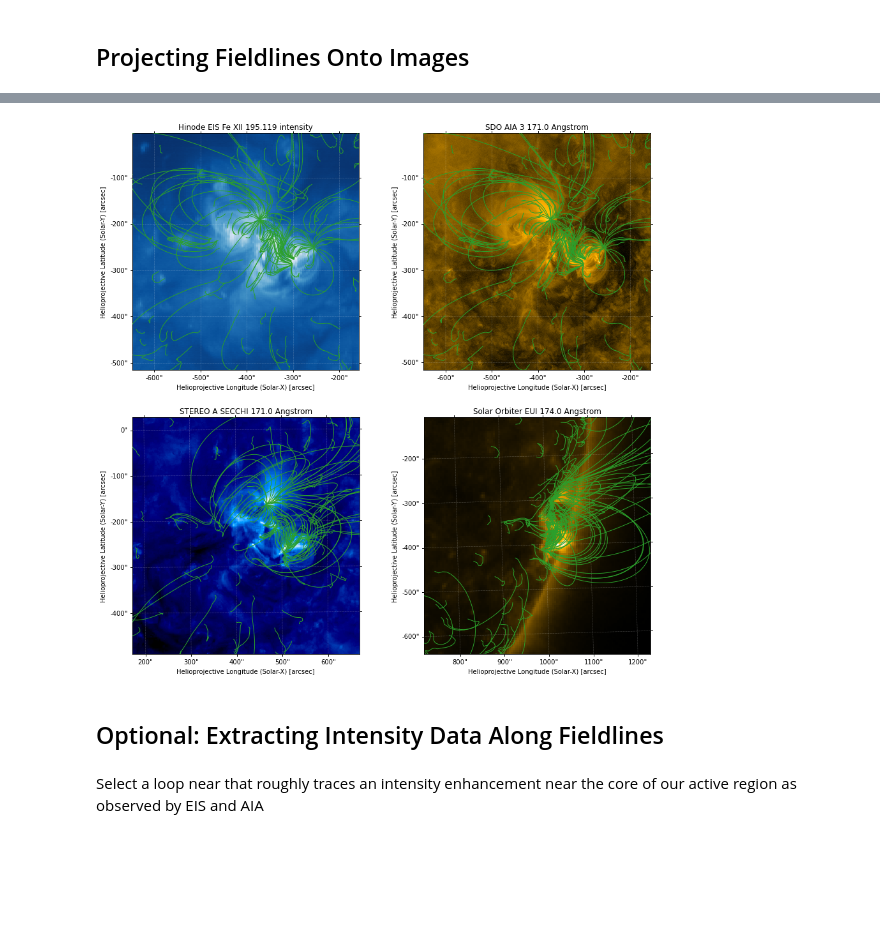
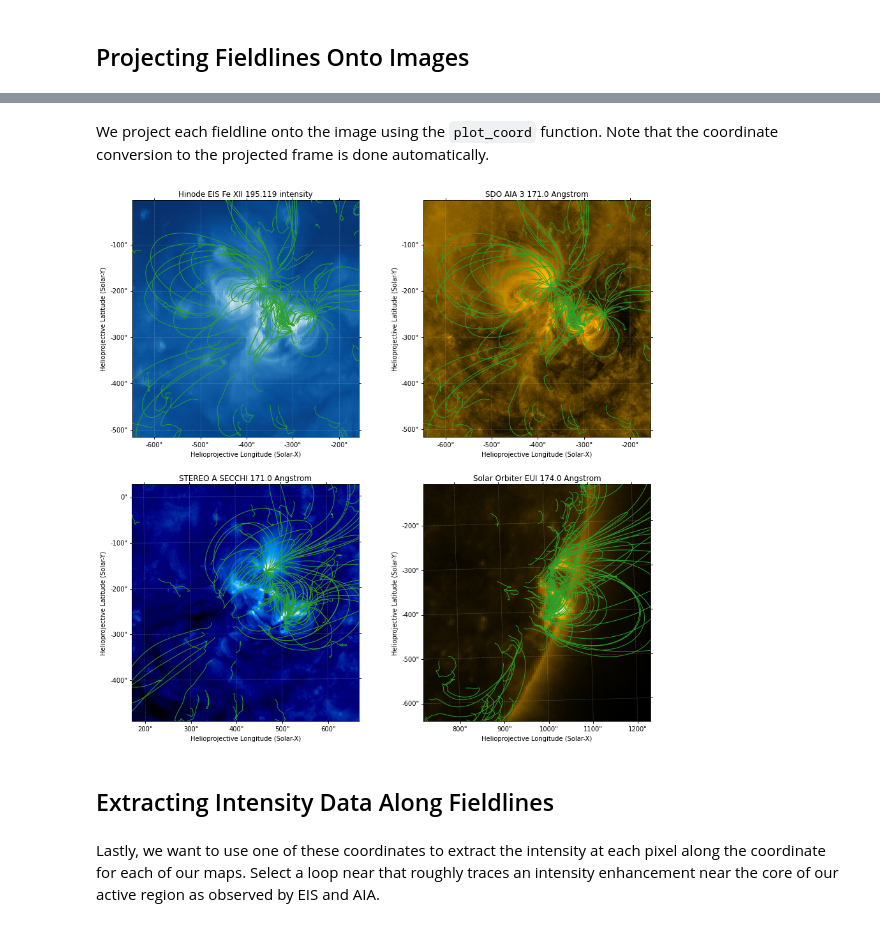
Before and after one commit to wtbarnes/hinode-iris-2021-sunpy-tutorial, a Jupyter notebook: tutorial.ipynb, the cells around one changed output, grey strips where cells are left out. Saved outputs shown, nothing was run; the diff lists cells and outputs as text; code cells hidden in the pictures; blank space fills up the shorter version.

```diff
--- a/tutorial.ipynb
+++ b/tutorial.ipynb
@@ -226,7 +336,7 @@ for m in [m_aia, m_eui, m_euvi]:
 m_aia_cropped, m_eui_cropped, m_euvi_cropped = cropped_maps
 # %%
 fig = plt.figure(figsize=(15,15))
-for i,m in enumerate([m_eis_intensity_fixed, m_aia_cropped, m_euvi_cropped, m_eui_cropped]):
+for i,m in enumerate([m_eis_fixed, m_aia_cropped, m_euvi_cropped, m_eui_cropped]):
     ax = fig.add_subplot(2,2,i+1,projection=m)
     m.plot(axes=ax, title=f'{m.observatory} {m.instrument} {m.measurement}')
 # %% [output]
@@ -240,6 +367,6 @@ We want to do construct a model of the 3D magnetic field for this active region.
 # %%
 shape_out=[540, 1080]
-frame_out = SkyCoord(0, 0, unit=u.deg, frame="heliographic_stonyhurst", obstime=m_hmi.date)
+frame_out = SkyCoord(0, 0, unit=u.deg, rsun=m_hmi.coordinate_frame.rsun, frame="heliographic_stonyhurst", obstime=m_hmi.date)
 header = sunpy.map.make_fitswcs_header(
     shape_out,
     frame_out,
@@ -252,6 +379,7 @@ array = np.where(np.isnan(array), 0, array)
 m_hmi_cea = pfsspy.utils.car_to_cea(sunpy.map.Map(array, header))
 m_hmi_cea.meta['TELESCOP'] = m_hmi.meta['TELESCOP']
 m_hmi_cea.meta['CONTENT'] = 'Carrington Synoptic Chart Of Br Field'
+m_hmi_cea.meta['T_OBS'] = m_hmi_cea.meta.pop('DATE-OBS')  # This is because of a bug where the date accidentally returns None if it is in the date-obs key
 m_hmi_cea = sunpy.map.Map(
     m_hmi_cea.data,
     m_hmi_cea.meta,
@@ -266,8 +392,8 @@ m_hmi_cea.peek()
 # %%
 nrho = 70
 rss = 2.5
-input = pfsspy.Input(m_hmi_cea, nrho, rss)
-output = pfsspy.pfss(input)
+pfss_input = pfsspy.Input(m_hmi_cea, nrho, rss)
+output = pfsspy.pfss(pfss_input)
 m_hmi_cea.plot_settings = {'norm': ImageNormalize(vmin=-1.5e3,vmax=1.5e3), 'cmap': 'hmimag'}
 # %% [markdown]
 **Word of Caution:** We are performing the field extrapolation on a synoptic map created by reprojecting a LOS magnetogram. While this is likely to provide a decent estimate of the local, AR-scale field structure, this method will not adequately capture the global structure of the coronal magnetic field. To compute a more accurate representation of the global coronal field, one should use a true synoptic magnetogram instead.
@@ -278,0 +420,7 @@ seeds = m_hmi_cea.pixel_to_world(masked_pix_x*u.pix, masked_pix_y*u.pix,).make_3
+# %%
+seeds_hpc = seeds.transform_to(m_eis_fixed.coordinate_frame)
+in_lon = np.logical_and(seeds_hpc.Tx > m_eis_fixed.bottom_left_coord.Tx,
+                        seeds_hpc.Tx < m_eis_fixed.top_right_coord.Tx)
+in_lat = np.logical_and(seeds_hpc.Ty > m_eis_fixed.bottom_left_coord.Ty,
+                        seeds_hpc.Ty < m_eis_fixed.top_right_coord.Ty)
+seeds_eis = seeds[np.where(np.logical_and(in_lon, in_lat))]
@@ -318,20 +453,23 @@ def get_loop_length(line):
     c = line.coords.cartesian.xyz
     s = np.append(0., np.linalg.norm(np.diff(c.value, axis=1), axis=0).cumsum()) * c.unit
     return np.diff(s).sum()
+# %% [markdown]
+We project each fieldline onto the image using the `plot_coord` function. Note that the coordinate conversion to the projected frame is done automatically.
 # %%
 fig = plt.figure(figsize=(15,15))
-for i,m in enumerate([m_eis_intensity_fixed, m_aia_cropped, m_euvi_cropped, m_eui_cropped]):
+for i,m in enumerate([m_eis_fixed, m_aia_cropped, m_euvi_cropped, m_eui_cropped]):
     ax = fig.add_subplot(2,2,i+1,projection=m)
     m.plot(axes=ax, title=f'{m.observatory} {m.instrument} {m.measurement}')
     bounds = ax.axis()
     for f in fieldlines:
         if get_loop_length(f) > 20 * u.Mm:
             ax.plot_coord(f.coords, ls='-', lw=1, color='C2', alpha=1)
     ax.axis(bounds)
 # %% [output]
-[figure, old version]
+[figure, new version]
 # %% [markdown]
-## Optional: Extracting Intensity Data Along Fieldlines
+## Extracting Intensity Data Along Fieldlines
 # %% [markdown]
-Select a loop near that roughly traces an intensity enhancement near the core of our active region as observed by EIS and AIA
+Lastly, we want to use one of these coordinates to extract the intensity at each pixel along the coordinate for each of our maps.
+Select a loop near that roughly traces an intensity enhancement near the core of our active region as observed by EIS and AIA.
 # %%
```
Also changed, not shown: parts of 73 cells of this notebook, 1 other file.
